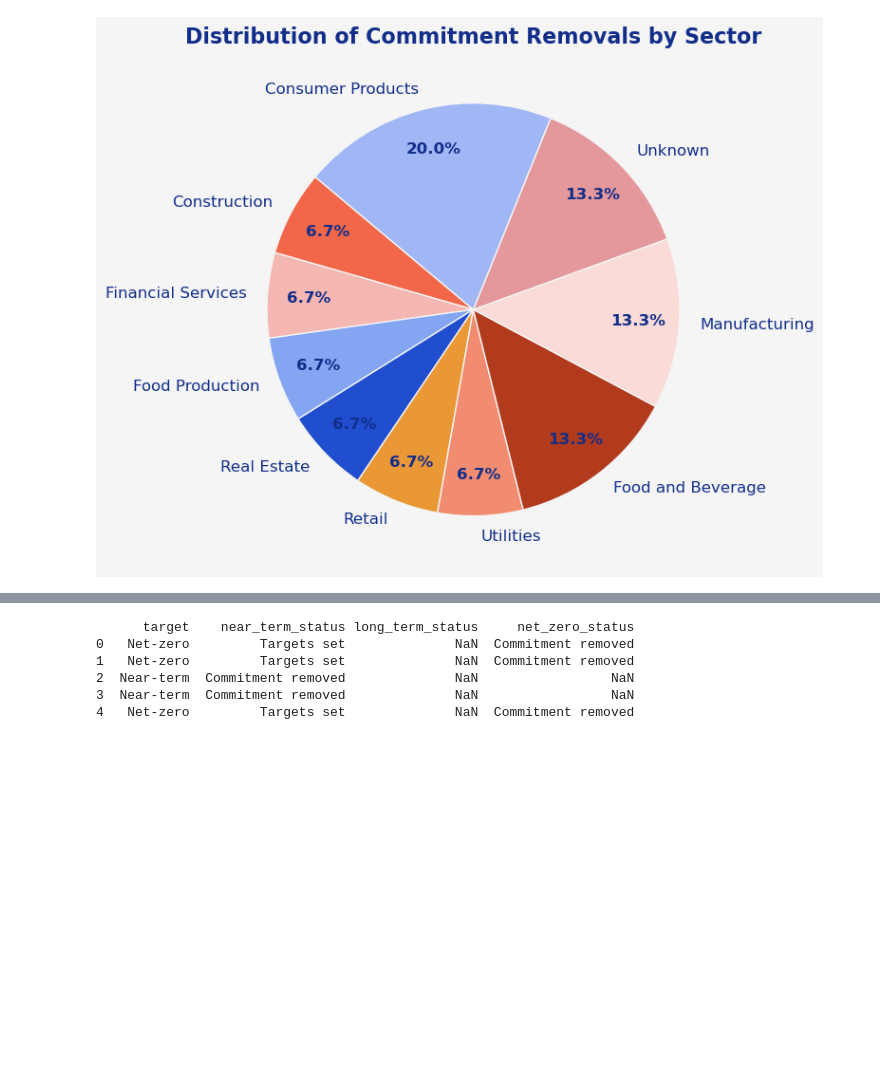
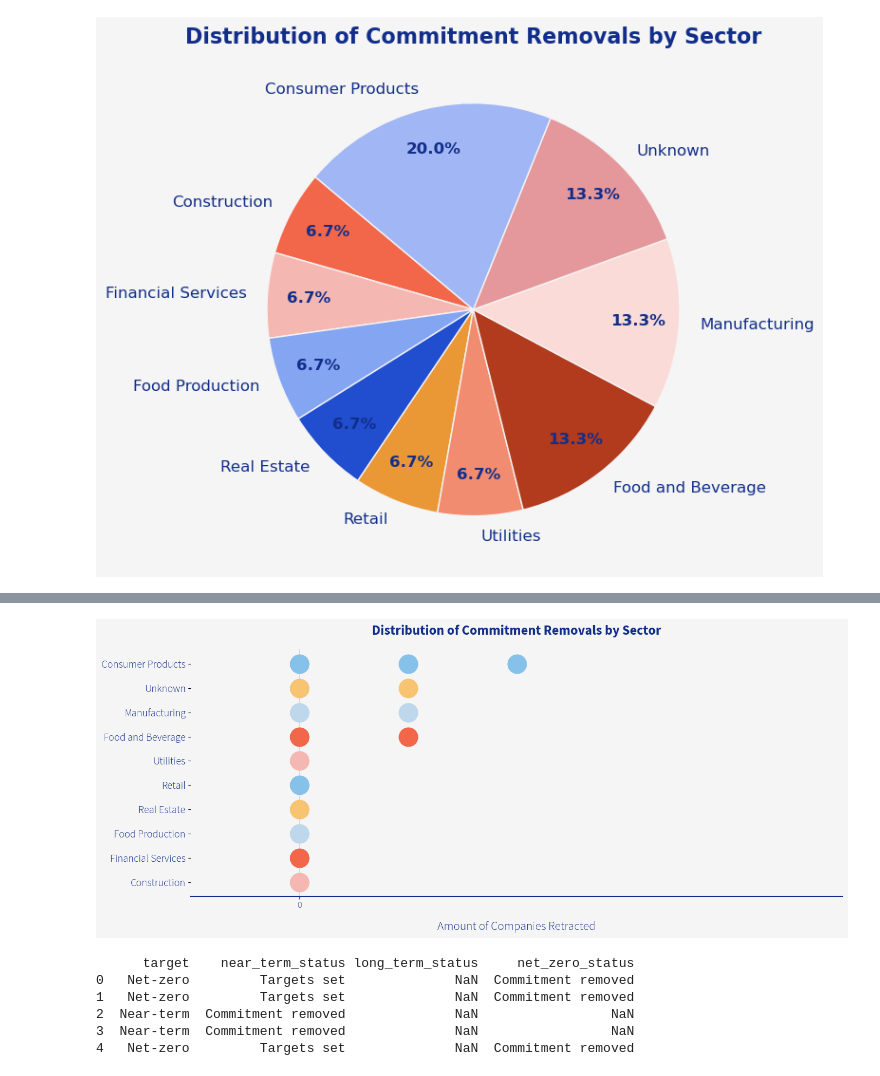
Before and after one commit to AnjaBrocklehurst/AnjaBrocklehurst.github.io, a Jupyter notebook: assets/code/5_SBTi Denmark_Retracted.ipynb, the cells around one changed output, grey strips where cells are left out. Cells and saved outputs as stored; diff of their text form; code cells hidden in the pictures; blank space fills up the shorter version.

```diff
--- a/assets/code/5_SBTi Denmark_Retracted.ipynb
+++ b/assets/code/5_SBTi Denmark_Retracted.ipynb
@@ -651,3 +666,75 @@ plt.show()
+# %%
+import numpy as np
+import matplotlib.pyplot as plt
+from matplotlib import font_manager
+
+# Example data (replace with actual data if needed)
+labels = [
+    "Construction",
+    "Financial Services",
+    "Food Production",
+    "Real Estate",
+    "Retail",
+    "Utilities",
+    "Food and Beverage",
+    "Manufacturing",
+    "Unknown",
+    "Consumer Products"
+] # Example sectors
+
+# Palette and fonts
+sbt_palette = ['#F5B7B1', '#F26749', '#BFD7EA', '#F8C471', '#85C1E9']  # Example custom color palette
+category_colors = {label: sbt_palette[i % len(sbt_palette)] for i, label in enumerate(labels)}
+
+font_bold = font_manager.FontProperties(fname="C:/Fonts/SourceSansPro-Bold.otf")
+font_light = font_manager.FontProperties(fname="C:/Fonts/SourceSansPro-Light.otf")
+
+# Setup plot
+fig, ax = plt.subplots(figsize=(14, 6), facecolor="#f5f5f5")
+ax.set_facecolor("#f5f5f5")
+
+# Plot horizontally stacked dots
+spacing_factor = 1  # Adjust vertical spacing
+for i, (label, count) in enumerate(zip(labels, retr_sect_counts.tolist())):  # Use .tolist() to convert array to list
+    for j in range(count):  # Create a circle for each count
+        ax.plot(j, i * spacing_factor, 'o', color=category_colors[label], markersize=25, zorder=3)
+
+# Formatting
+ax.set_ylim(-0.6, (len(labels) - 1) * spacing_factor + 0.6)
+ax.set_xlim(-1, max(retr_sect_counts) + 2)
+ax.set_yticks([i * spacing_factor for i in range(len(labels))])
+ax.set_yticklabels(
+    labels, fontproperties=font_light, fontsize=14, color="#122E8A"
+)
+ax.set_xticks(np.arange(0, max(retr_sect_counts) + 2, 5))  # Use np.arange for generating tick positions
+ax.set_xticklabels(
+    list(range(0, max(retr_sect_counts) + 2, 5)), fontproperties=font_light, fontsize=12, color="#122E8A"
+)  # Ensure range is converted to a list for compatibility
+ax.xaxis.grid(True, linestyle='-', linewidth=0.2, color="#122E8A", zorder=0)
+
+# Add x-axis label
+ax.set_xlabel(
+    "Amount of Companies Retracted",
+    fontproperties=font_light, fontsize=16, color="#122E8A", labelpad=15
+)
+
+# Remove unnecessary spines
+ax.spines['top'].set_visible(False)
+ax.spines['right'].set_visible(False)
+ax.spines['bottom'].set_color("#122E8A")
+ax.spines['bottom'].set_linewidth(1.5)
+ax.spines['left'].set_visible(False)
+
+# Add title
+ax.set_title(
+    "Distribution of Commitment Removals by Sector",
+    fontproperties=font_bold, fontsize=18, fontweight="bold", color="#122E8A", pad=20
+)
+
+plt.tight_layout()
+plt.show()
+# %% [output]
+[figure, added]
 # %%
 retr['target'] = None
 
```
Also changed, not shown: parts of 3 cells of this notebook.
